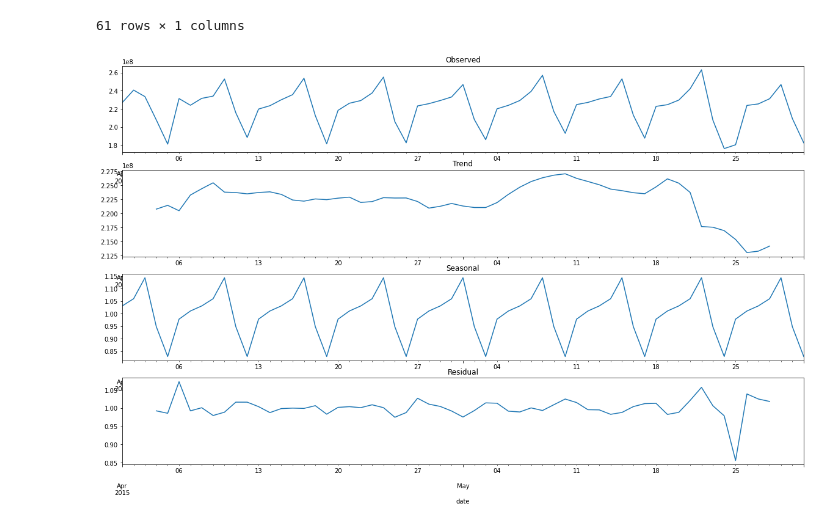
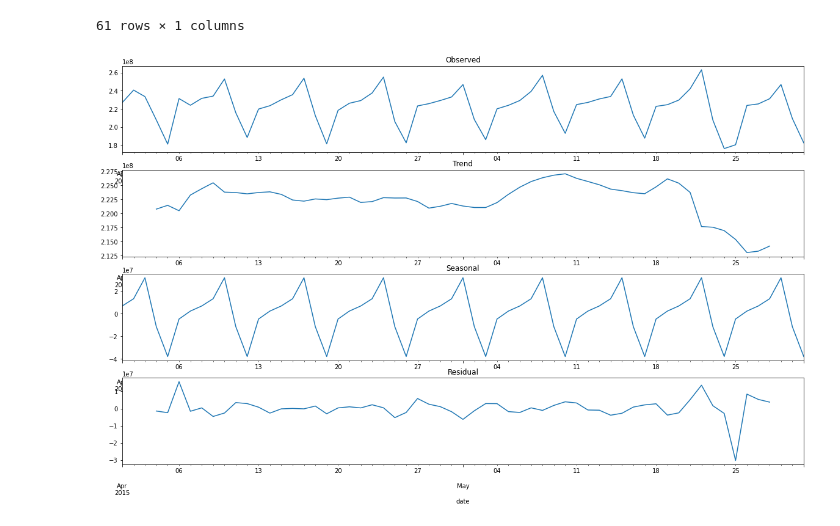
Before and after one commit to AdhirKirtikar/OCBCHack-IT, a Jupyter notebook: US Traffic 2015 Analysis.ipynb, the cells around one changed output. Cells and saved outputs as stored; diff of their text form; code cells hidden in the pictures.

```diff
--- a/US Traffic 2015 Analysis.ipynb
+++ b/US Traffic 2015 Analysis.ipynb
@@ -513,7 +515,7 @@ Residual is somewhat stable with minor ups and downs around 0.
 traffic_daily = traffic[(traffic['month_of_data'] >= 4) & (traffic['month_of_data'] <= 5)]
 
 # Drop columns which are not required
-traffic_daily = traffic_daily.drop(columns=['Daily Traffic', 'Avg Traffic', 'Monthly Traffic', 'Weekly Traffic', 'year_of_data', 'day_of_data'], axis = 1)
+traffic_daily = traffic_daily.drop(columns=['Daily Traffic', 'Avg Traffic', 'year_of_data', 'day_of_data'], axis = 1)
 traffic_daily = traffic_daily.drop(columns=['station_id', 'fips_state_code', 'direction_of_travel_name', 'direction_of_travel', 'month_of_data', 'day_of_week'], axis = 1)
 
 # Aggregate data by date
@@ -548,25 +550,25 @@ traffic_daily
 # %%
 # Charts for seasonal decomposition using moving averages
 
 # Seasonal decomposition using moving averages function returns an object with seasonal, trend, and residual attributes.
-dailySeasons = seasonal_decompose(traffic_daily, model='multiplicative')
+dailySeasons = seasonal_decompose(traffic_daily, model='additive')
 
 # Separate the seasonal, trend and residual plots obtained above
 fig, (ax0, ax1,ax2,ax3) = plt.subplots(4,1, figsize=(20,12))
 
 # Label the plots
 ax0.set_title("Observed")
 ax1.set_title("Trend")
 ax2.set_title("Seasonal")
 ax3.set_title("Residual")
 
 # Plot the individual plots
 dailySeasons.observed.plot(ax=ax0)
 dailySeasons.trend.plot(ax=ax1)
 dailySeasons.seasonal.plot(ax=ax2)
 dailySeasons.resid.plot(ax=ax3)
 
 plt.show()
 # %% [output]
-[figure, old version]
+[figure, new version]
 # %% [markdown]
```
Also changed, not shown: parts of 6 cells of this notebook.
